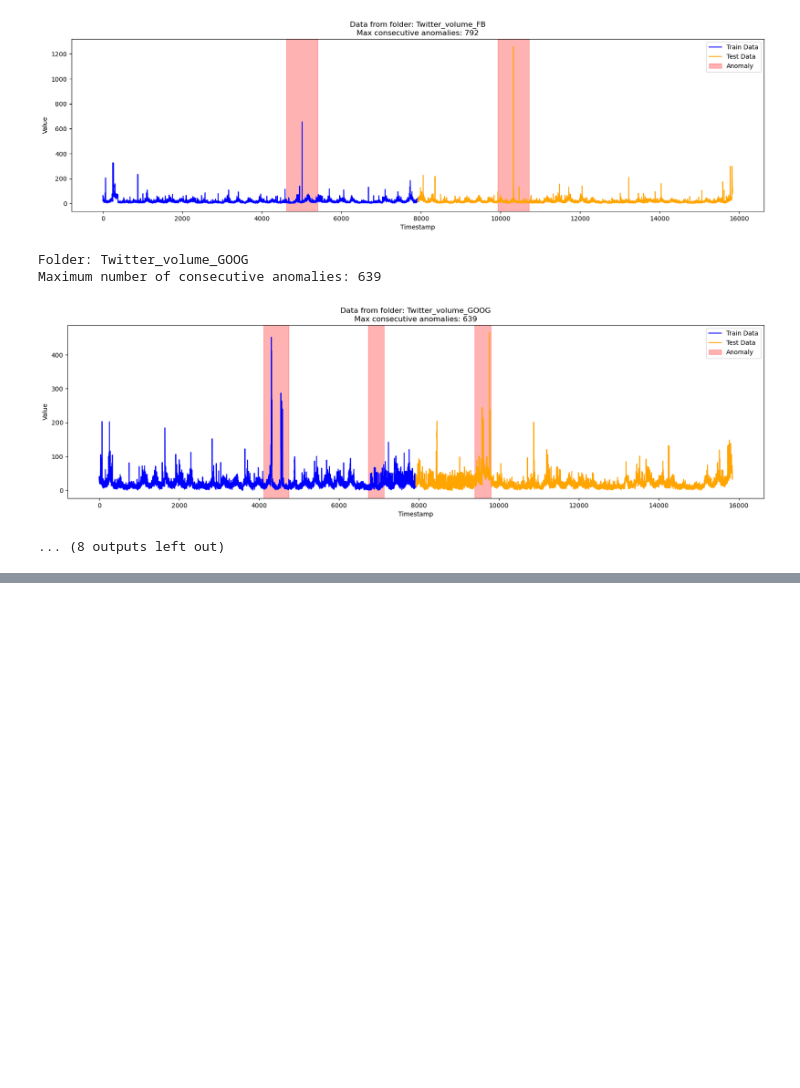
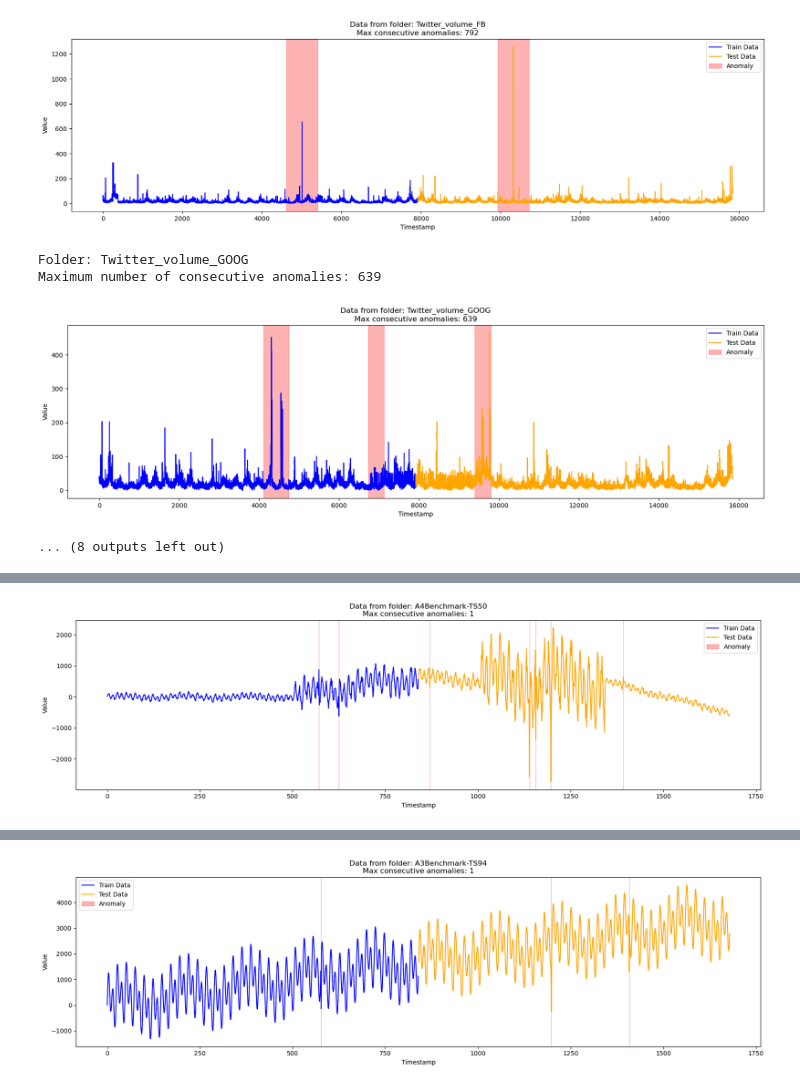
Before and after one commit to yaiciines/MAP594---Time-Series-Anomaly-Detection, a Jupyter notebook: DDPM/TS_choice.ipynb, the cells around one changed output, grey strips where cells are left out. Saved outputs shown, nothing was run; the diff lists cells and outputs as text; code cells hidden in the pictures; blank space fills up the shorter version.

Commit message:
noise selection done for yahoo and simplex test done on NAB

```diff
--- a/DDPM/TS_choice.ipynb
+++ b/DDPM/TS_choice.ipynb
@@ -357,0 +360,78 @@ Maximum number of consecutive anomalies: 639
+# %%
+import os
+import numpy as np
+import random
+import matplotlib.pyplot as plt
+from matplotlib.patches import Patch
+
+def max_consecutive_anomalies(labels):
+    max_consecutive = 0
+    current_consecutive = 0
+    for label in labels:
+        if label:
+            current_consecutive += 1
+            max_consecutive = max(max_consecutive, current_consecutive)
+        else:
+            current_consecutive = 0
+    return max_consecutive
+
+VARDATA = 'Yahoo'
+# Select 5 random folders
+folders = os.listdir('../datasets/UTS/'+VARDATA)
+folders = random.sample(folders, 10)
+#folders = ['Twitter_volume_CVS']
+
+# Plot the train.npy and test.npy files in each selected folder
+for folder in folders:
+    # Load data
+    train_data = np.load(f'../datasets/UTS/'+VARDATA+f'/{folder}/train.npy')
+    test_data = np.load(f'../datasets/UTS/'+VARDATA+f'/{folder}/test.npy')
+    train_label = np.load(f'../datasets/UTS/'+VARDATA+f'/{folder}/train_label.npy')
+    test_label = np.load(f'../datasets/UTS/'+VARDATA+f'/{folder}/test_label.npy')
+
+    # Combine train and test data
+    all_data = np.concatenate((train_data, test_data))
+    all_label = np.concatenate((train_label, test_label))
+
+    # Calculate and print max consecutive anomalies
+    max_anomalies = max_consecutive_anomalies(all_label)
+    print(f"Folder: {folder}")
+    print(f"Maximum number of consecutive anomalies: {max_anomalies}")
+
+    # Plot the data
+    plt.figure(figsize=(20, 5))
+
+    # Plot train data in blue
+    plt.plot(range(len(train_data)), train_data, color='blue', label='Train Data')
+
+    # Plot test data in orange
+    plt.plot(range(len(train_data), len(all_data)), test_data, color='orange', label='Test Data')
+
+    all_timestamp = np.arange(all_data.shape[0])
+    # Highlight anomaly regions
+    anomaly_start = None
+    for i, label in enumerate(all_label):
+        if label and anomaly_start is None:
+            anomaly_start = all_timestamp[i]
+        elif not label and anomaly_start is not None:
+            plt.axvspan(anomaly_start, all_timestamp[i-1], color='red', alpha=0.3)
+            anomaly_start = None
+
+    # If there's an open anomaly region at the end
+    if anomaly_start is not None:
+        plt.axvspan(anomaly_start, all_timestamp[-1], color='red', alpha=0.3)
+
+    plt.title(f"Data from folder: {folder}\nMax consecutive anomalies: {max_anomalies}")
+    plt.xlabel('Timestamp')
+    plt.ylabel('Value')
+
+    # Create a custom legend
+    legend_elements = [
+        plt.Line2D([0], [0], color='blue', label='Train Data'),
+        plt.Line2D([0], [0], color='orange', label='Test Data'),
+        Patch(facecolor='red', edgecolor='red', alpha=0.3, label='Anomaly')
+    ]
+    plt.legend(handles=legend_elements)
+
+    plt.show()
+# %% [output]
@@ -357,0 +440 @@ Maximum number of consecutive anomalies: 639
+[figure, added]
@@ -357,0 +443 @@ Maximum number of consecutive anomalies: 639
+[figure, added]
```
Also changed, not shown: parts of 2 cells of this notebook, 6 other files.
